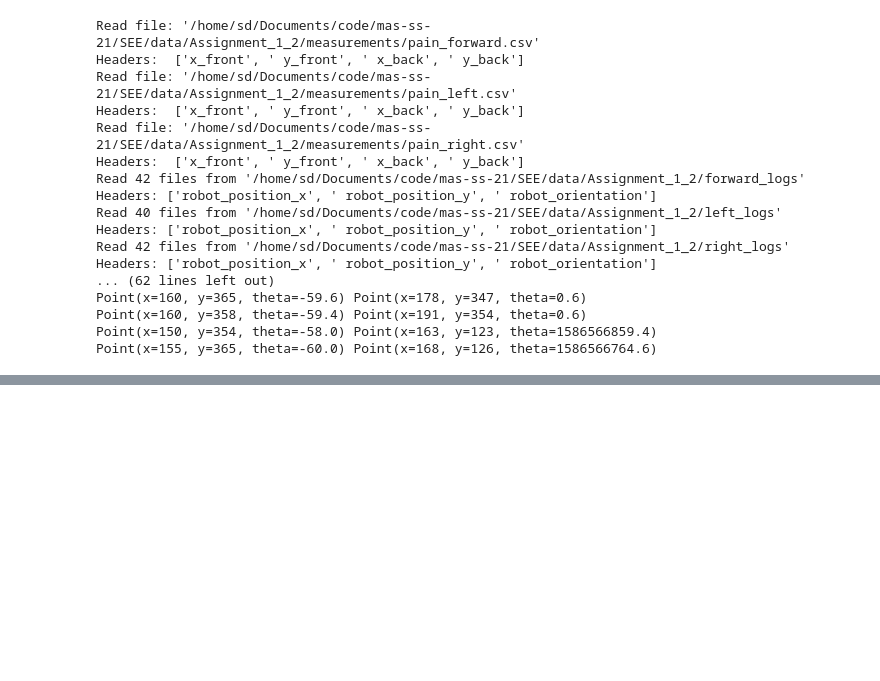
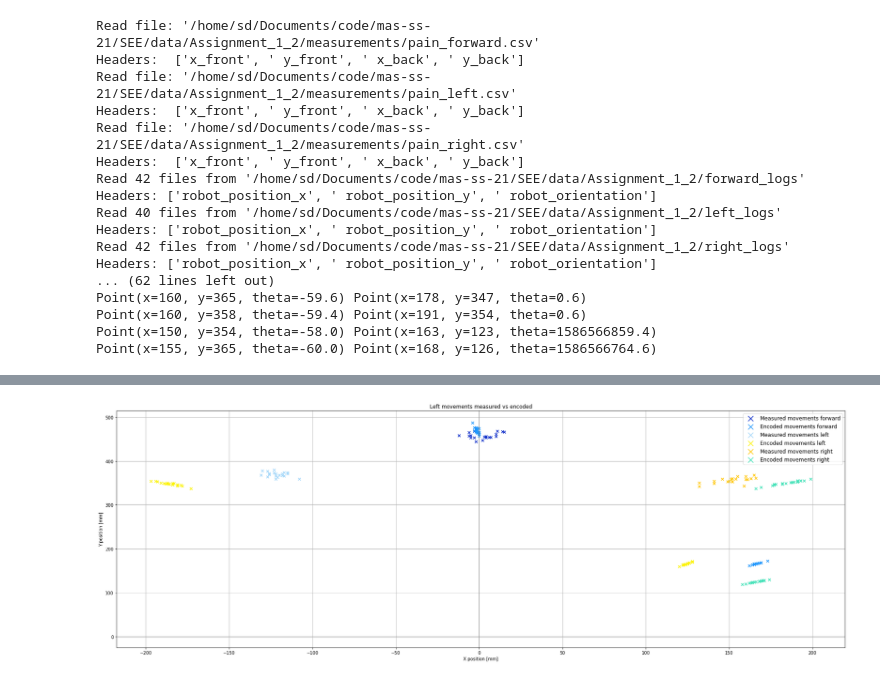
Before and after one commit to shalakasatheesh/SEE, a Jupyter notebook: codes/Plotting_measured_vs_encoded/plotting_plots.ipynb, the cells around one changed output, grey strips where cells are left out. Cells and saved outputs as stored; diff of their text form; code cells hidden in the pictures; blank space fills up the shorter version.

```diff
--- a/codes/Plotting_measured_vs_encoded/plotting_plots.ipynb
+++ b/codes/Plotting_measured_vs_encoded/plotting_plots.ipynb
@@ -162,0 +173,25 @@ Point(x=155, y=365, theta=-60.0) Point(x=168, y=126, theta=1586566764.6)
+# %%
+fig, ax_nstd = plt.subplots(figsize=(30, 10))
+ax_nstd.axvline(c='grey', lw=1)
+ax_nstd.axhline(c='grey', lw=1)
+ax_nstd.scatter([p.x for p in transformed_forward], [p.y for p in transformed_forward],
+                color='#072AC8', label="Measured movements forward", marker='x')
+ax_nstd.scatter([p.x for p in encoded_forward], [p.y for p in encoded_forward],
+                color='#1E96FC', label="Encoded movements forward", marker='x', )
+ax_nstd.scatter([p.x for p in transformed_left], [p.y for p in transformed_left],
+                color='#A2D6F9', label="Measured movements left", marker='x')
+ax_nstd.scatter([p.x for p in encoded_left], [p.y for p in encoded_left],
+                color='#FCF300', label="Encoded movements left", marker='x')
+ax_nstd.scatter([p.x for p in transformed_right], [p.y for p in transformed_right],
+                color='#FFC600', label="Measured movements right", marker='x')
+ax_nstd.scatter([p.x for p in encoded_right], [p.y for p in encoded_right],
+                color='#42E2B8', label="Encoded movements right", marker='x')
+
+ax_nstd.set_xlabel('X position [mm]')
+ax_nstd.set_ylabel('Y position [mm]')
+ax_nstd.set_title('Left movements measured vs encoded')
+ax_nstd.legend(fontsize='large', markerscale=2.0)
+ax_nstd.grid()
+plt.show()
+# %% [output]
+[figure, added]
```
Also changed, not shown: parts of 3 cells of this notebook, 4 other files.
